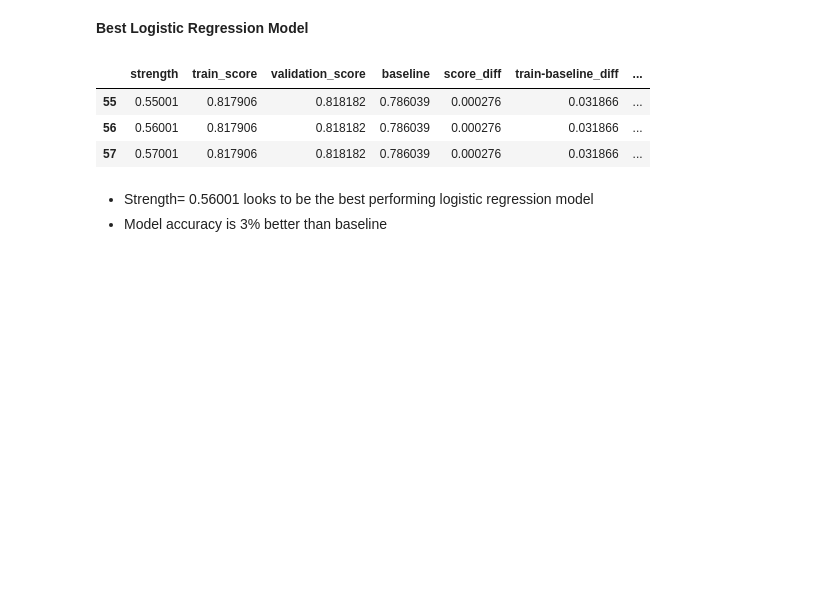
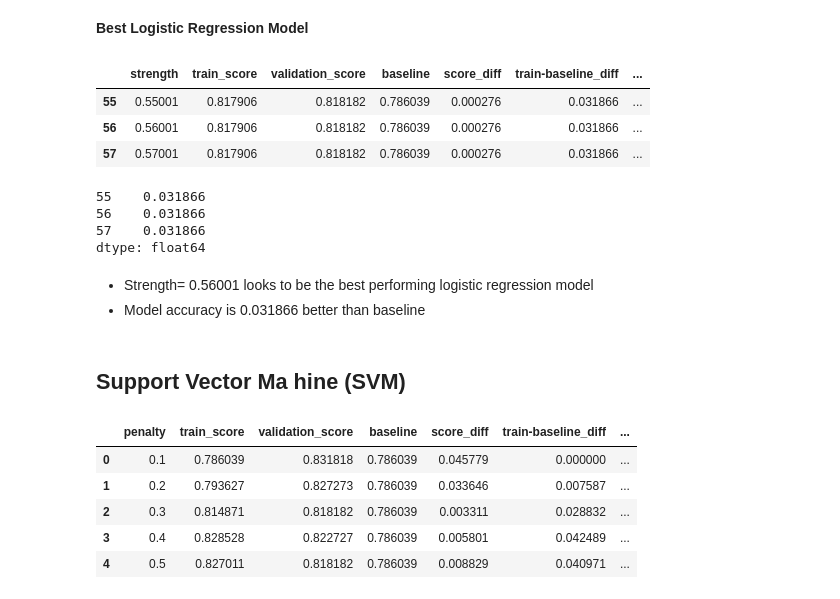
Before and after one commit to MigashaneVictoire/kev, a Jupyter notebook: modeling.ipynb, the cells around one changed output. Cells and saved outputs as stored; diff of their text form; code cells hidden in the pictures; blank space fills up the shorter version.

```diff
--- a/modeling.ipynb
+++ b/modeling.ipynb
@@ -312,6 +328,49 @@ zoom_in[zoom_in.score_diff == zoom_in.score_diff.min()]
 | 55 | 0.55001 | 0.817906 | 0.818182 | 0.786039 | 0.000276 | 0.031866 | ... |
 | 56 | 0.56001 | 0.817906 | 0.818182 | 0.786039 | 0.000276 | 0.031866 | ... |
 | 57 | 0.57001 | 0.817906 | 0.818182 | 0.786039 | 0.000276 | 0.031866 | ... |
+# %%
+res.train_score - res.baseline
+# %% [output]
+55    0.031866
+56    0.031866
+57    0.031866
+dtype: float64
 # %% [markdown]
 * Strength= 0.56001 looks to be the best performing logistic regression model
-* Model accuracy is 3% better than baseline
+* Model accuracy is 0.031866 better than baseline
+# %% [markdown]
+## Support Vector Ma hine (SVM)
+# %%
+# c is cost or penalty for miss classifing points
+
+result_array = []
+for cost in np.arange(0.1,3,0.1):
+    # create a svm object
+    # SVC = support vector classifier
+    svmclf = svm.SVC(C=cost,kernel="linear", gamma="auto", decision_function_shape= "ovr")
+    # fit the data to the svm obbject
+    # only fit the model on the training dataset
+    svmclf.fit(xtrain, ytrain)
+    # use the knn obkect to train the data and get the training score
+    train_score = svmclf.score(xtrain, ytrain)
+    val_score = svmclf.score(xval, yval)
+
+    result = {
+        "penalty": cost,
+        "train_score": train_score,
+        "validation_score": val_score,
+        "baseline": baseline_acc,
+        "score_diff": abs(train_score - val_score),
+        "train-baseline_diff": train_score - baseline_acc,
+        "validate-baseline_diff": val_score - baseline_acc
+    }
+    result_array.append(result)
+svm_df = pd.DataFrame(result_array)
+svm_df.head()
+# %% [output]
+|  | penalty | train_score | validation_score | baseline | score_diff | train-baseline_diff | ... |
+| 0 | 0.1 | 0.786039 | 0.831818 | 0.786039 | 0.045779 | 0.000000 | ... |
+| 1 | 0.2 | 0.793627 | 0.827273 | 0.786039 | 0.033646 | 0.007587 | ... |
+| 2 | 0.3 | 0.814871 | 0.818182 | 0.786039 | 0.003311 | 0.028832 | ... |
+| 3 | 0.4 | 0.828528 | 0.822727 | 0.786039 | 0.005801 | 0.042489 | ... |
+| 4 | 0.5 | 0.827011 | 0.818182 | 0.786039 | 0.008829 | 0.040971 | ... |
```
Also changed, not shown: parts of 14 cells of this notebook.
